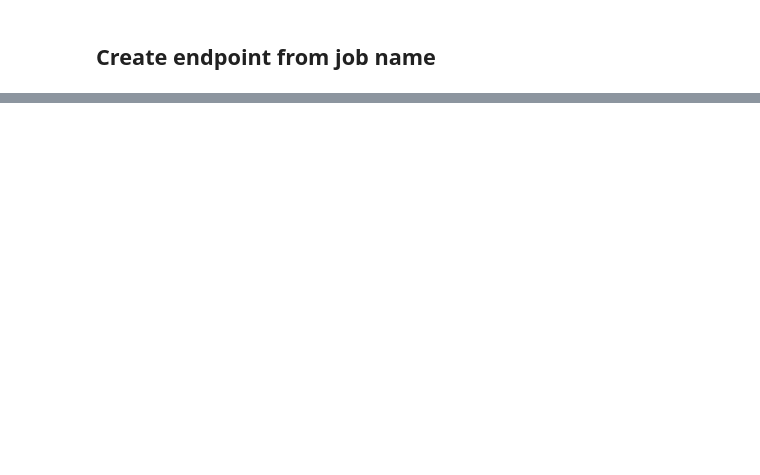
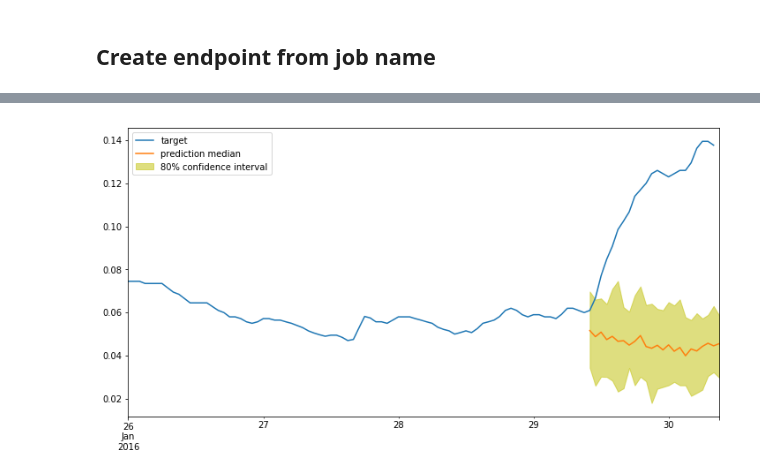
Before and after one commit to YX577/floodprediction, a Jupyter notebook: Model_1_Caboolture_Basin_Hourly.ipynb, the cells around one changed output, grey strips where cells are left out. Cells and saved outputs as stored; diff of their text form; code cells hidden in the pictures; blank space fills up the shorter version.

```diff
--- a/Model_1_Caboolture_Basin_Hourly.ipynb
+++ b/Model_1_Caboolture_Basin_Hourly.ipynb
@@ -291,17 +290,17 @@ You can also configure optional hyperparameters to further tune your model. Thes
 
 For an exhaustive list of all the different DeepAR hyperparameters you can refer to the DeepAR [hyperparameter documentation](https://docs.aws.amazon.com/sagemaker/latest/dg/deepar_hyperparameters.html).
 # %%
-# freq='H' # Hourly
+freq='H' # Hourly
 context_length = 24
-prediction_length = 7
+prediction_length = 24
 
 hyperparameters = {
-    "epochs": "50",
+    "epochs": "1000",
     "time_freq": freq,
     "prediction_length": str(prediction_length),
     "context_length": str(context_length),
     "num_cells": "50",
-    "num_layers": "2",
+    "num_layers": "3",
     "mini_batch_size": "128",
     "learning_rate": "0.001",
     "early_stopping_patience": "10"
@@ -365,7 +368,9 @@ predictor = estimator.deploy(
 # %% [markdown]
 ## Create endpoint from job name
 # %%
-job_name = "forecasting-deepar-2019-11-21-07-41-20-349"
+# job_name = "forecasting-deepar-2019-11-21-07-41-20-349"
+
+job_name = estimator._current_job_name
 
 endpoint_name = sagemaker_session.endpoint_from_job(
     job_name=job_name,
@@ -438,0 +460,26 @@ json_prediction = predictor.predict(json_input_ts)
+# %%
+original_series = test_all_ts_data[600:705]
+prediction_series = predictor.predict([original_series])
+# %%
+# display the prediction median against the actual data
+def display_quantiles(prediction_list, target_ts=None):
+    # show predictions for all input ts
+    for k in range(len(prediction_list)):
+        plt.figure(figsize=(12,6))
+        # get the target month of data
+        if target_ts is not None:
+#             target = target_ts[k][-prediction_length:]
+            target_ts[k].plot(label='target')
+        # get the quantile values at 10 and 90%
+        p10 = prediction_list[k]['0.1']
+        p90 = prediction_list[k]['0.9']
+        # fill the 80% confidence interval
+        plt.fill_between(p10.index, p10, p90, color='y', alpha=0.5, label='80% confidence interval')
+        # plot the median prediction line
+        prediction_list[k]['0.5'].plot(label='prediction median')
+        plt.legend()
+        plt.show()
+# %%
+display_quantiles(prediction_series, target_ts=[original_series['CabFlowMean']])
+# %% [output]
+[figure, added]
```
Also changed, not shown: parts of 22 cells of this notebook, 1 other file.
